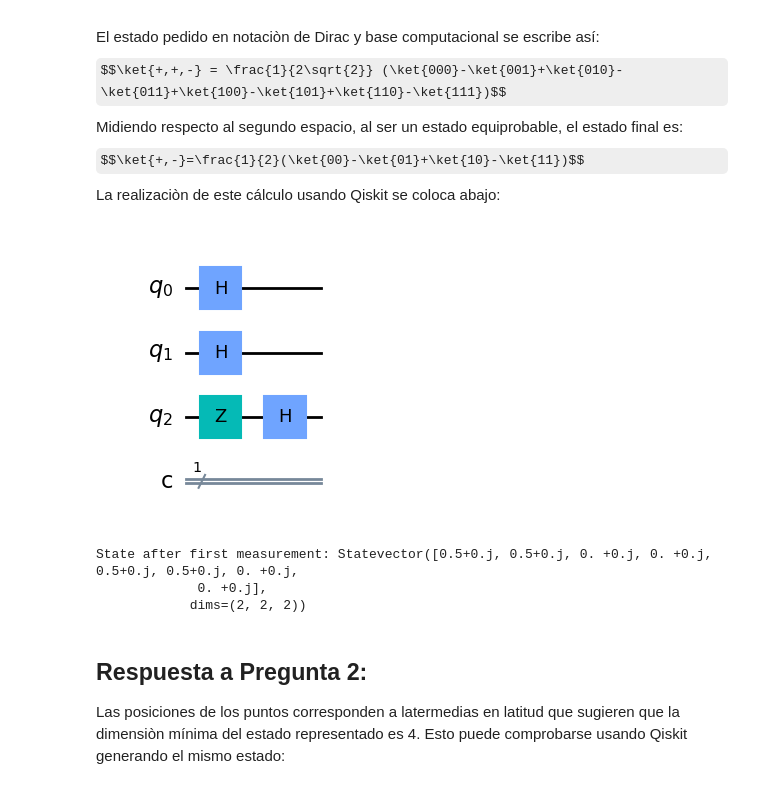
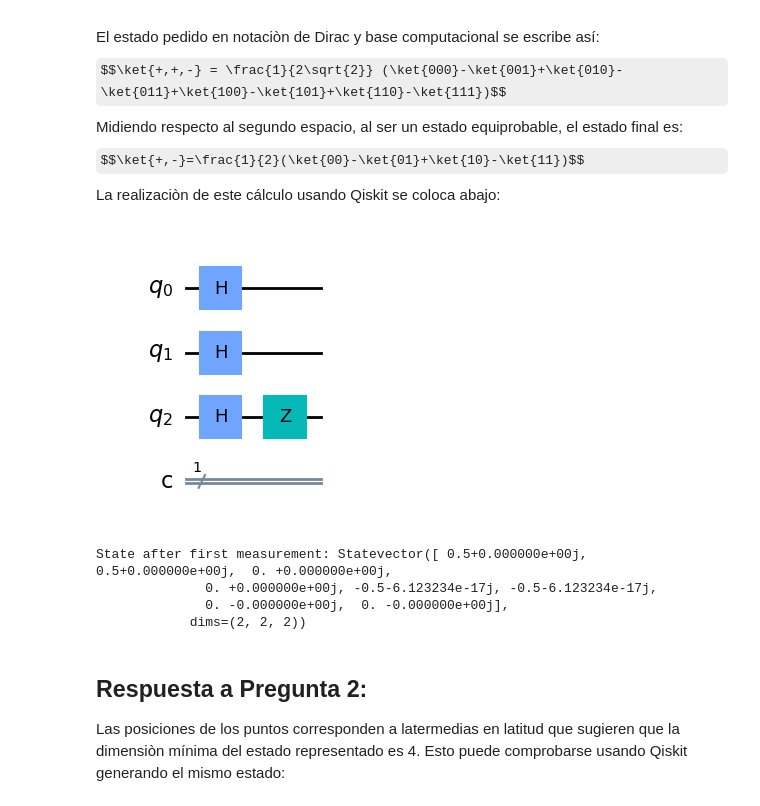
Before and after one commit to Dacastillo/Dacastillo, a Jupyter notebook: QScholars2023_LabFinal.ipynb, the cells around one changed output. Drawn from its saved outputs; the diff is of its cells as text; code cells hidden in the pictures; some formulas as TeX source.

```diff
--- a/QScholars2023_LabFinal.ipynb
+++ b/QScholars2023_LabFinal.ipynb
@@ -70,13 +70,13 @@ Midiendo respecto al segundo espacio, al ser un estado equiprobable, el estado f
 # %%
 import numpy as np
 from qiskit import *
 circ=QuantumCircuit(3,1)
 circ.h(0) #+ en 1
 circ.h(1) #+ en 2
-circ.z(2);circ.h(2) #- en 3
+circ.h(2); circ.z(2) #- en 3
 circ.draw(output="mpl")
 # %% [output]
-[figure, old version]
+[figure, new version]
 # %%
 circ.measure([1],0)
 circ.draw(output="mpl")
@@ -85,8 +85,9 @@ backend = Aer.get_backend("statevector_simulator")
 
 res1= execute(circ, backend=backend, shots=1).result(); print('State after first measurement:', res1.get_statevector() )
 # %% [output]
-State after first measurement: Statevector([0.5+0.j, 0.5+0.j, 0. +0.j, 0. +0.j, 0.5+0.j, 0.5+0.j, 0. +0.j,
-             0. +0.j],
+State after first measurement: Statevector([ 0.5+0.000000e+00j,  0.5+0.000000e+00j,  0. +0.000000e+00j,
+              0. +0.000000e+00j, -0.5-6.123234e-17j, -0.5-6.123234e-17j,
+              0. -0.000000e+00j,  0. -0.000000e+00j],
             dims=(2, 2, 2))
 # %% [markdown]
 ## Respuesta a Pregunta 2:
```
Also changed, not shown: parts of 19 cells of this notebook.
